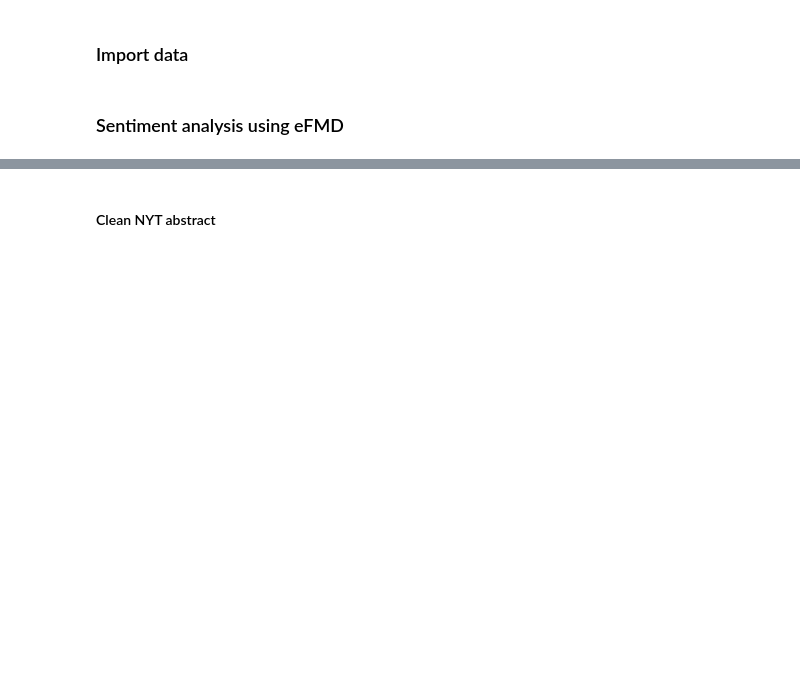
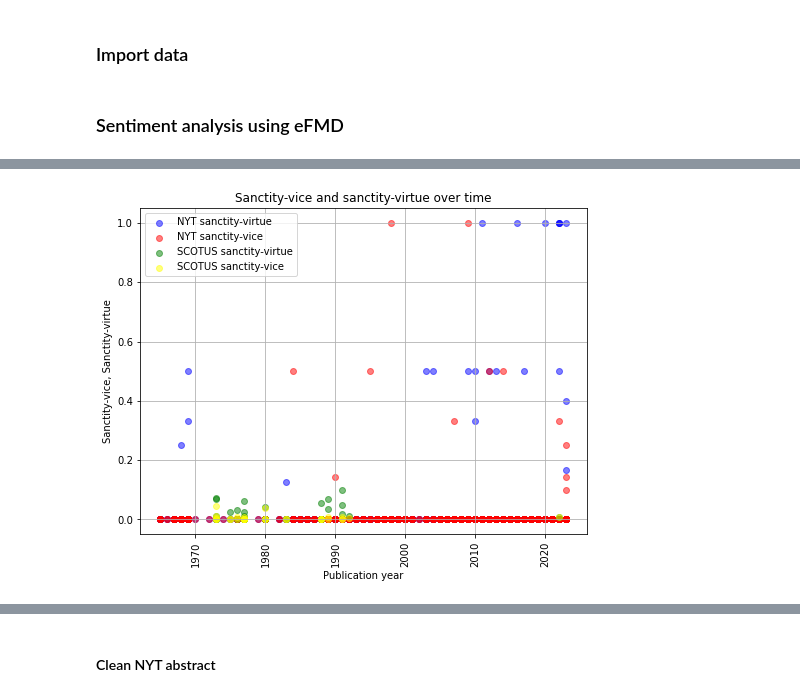
Before and after one commit to lprockop/NLPGroup10, a Jupyter notebook: PrelimAnalysis.ipynb, the cells around one changed output, grey strips where cells are left out. Cells and saved outputs as stored; diff of their text form; code cells hidden in the pictures; blank space fills up the shorter version.

```diff
--- a/PrelimAnalysis.ipynb
+++ b/PrelimAnalysis.ipynb
@@ -111,19 +128,18 @@ plt.show()
 # %%
+#visualize sanctity.vice over time
 import matplotlib.pyplot as plt
-
-metrics = ['care_p', 'fairness_p', 'loyalty_p', 'authority_p', 'sanctity_p',
-'care_sent', 'fairness_sent', 'loyalty_sent', 'authority_sent',
-'sanctity_sent', 'moral_nonmoral_ratio', 'f_var', 'sent_var']
-
-for i in metrics:
-  plt.figure(figsize=(6, 4))
-  plt.scatter(nyt_df.year, nyt_df[i], alpha=0.5, color='lightblue', label='NYT articles')
-  plt.scatter(sc_df.year_filed, sc_df[i], alpha=0.5, color='green', label='SCOTUS opinions')
-  plt.legend()
-  plt.xticks(rotation=90)
-  plt.xlabel('Publication year')
-  plt.ylabel(str(i))
-  plt.title('{} of abortion-related NYC articles and SCOTUS opinions over time'.format(str(i)))
-  plt.grid()
-  plt.savefig('{}overtime.png'.format(str(i)))
-  plt.show()
+plt.figure(figsize=(8, 6))
+plt.scatter(nyt_df.year, nyt_df_v['sanctity.virtue'], alpha=0.5, color='blue', label='NYT sanctity-virtue')
+plt.scatter(nyt_df.year, nyt_df_v['sanctity.vice'], alpha=0.5, color='red', label='NYT sanctity-vice')
+plt.scatter(sc_df.year_filed, sc_df_v['sanctity.virtue'], alpha=0.5, color='green', label='SCOTUS sanctity-virtue')
+plt.scatter(sc_df.year_filed, sc_df_v['sanctity.vice'], alpha=0.5, color='yellow', label='SCOTUS sanctity-vice')
+plt.legend()
+plt.xticks(rotation=90)
+plt.xlabel('Publication year')
+plt.ylabel('Sanctity-vice, Sanctity-virtue')
+plt.title('Sanctity-vice and sanctity-virtue over time')
+plt.grid()
+plt.savefig('san_vice_san_virtue.png')
+plt.show()
+# %% [output]
+[figure, added]
```
Also changed, not shown: parts of 28 cells of this notebook, 2 other files.
